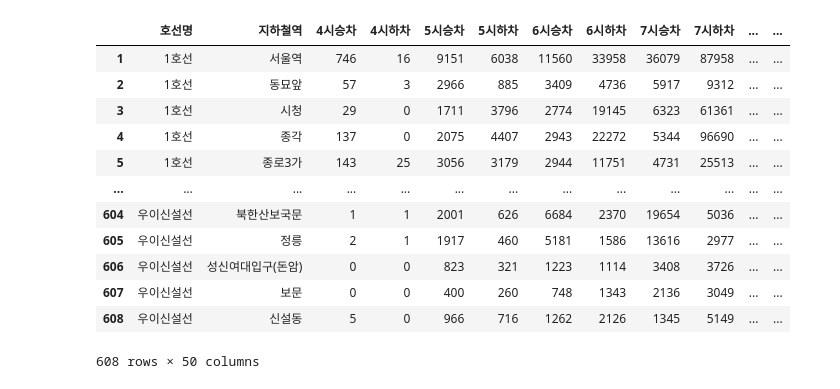
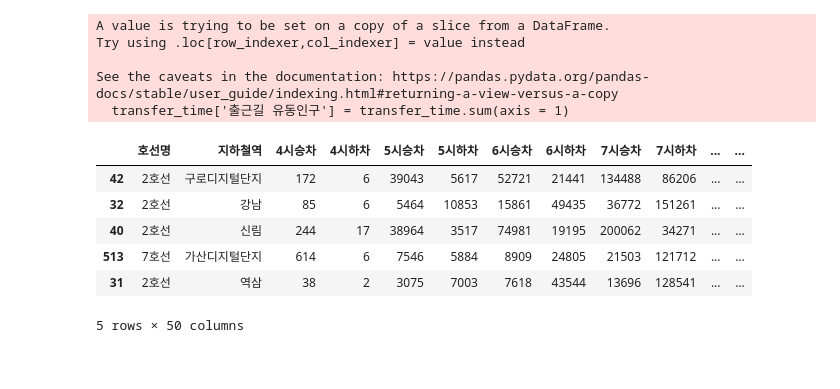
Before and after one commit to Kisooofficial/Android_project, a Jupyter notebook: dataexperiment.ipynb, the cells around one changed output. Saved outputs shown, nothing was run; the diff lists cells and outputs as text; code cells hidden in the pictures.

Commit message:
data

```diff
--- a/dataexperiment.ipynb
+++ b/dataexperiment.ipynb
@@ -78,20 +72,22 @@ time_cols
 # %%
 transfer = data.iloc[0]
 info = data.drop([0, 609])
 info.iloc[:, 2:] = info.iloc[:, 2:].astype(int)
 info.columns = ["호선명", "지하철역"] + time_cols
-info
+transfer_time = info.iloc[:, 8:14]
+transfer_time['출근길 유동인구'] = transfer_time.sum(axis = 1)
+Topranklist = transfer_time.sort_values(by = '출근길 유동인구', ascending = False).head().index.tolist()
+info.loc[[Toprank for Toprank in Topranklist]]
 # %% [output]
+A value is trying to be set on a copy of a slice from a DataFrame.
+Try using .loc[row_indexer,col_indexer] = value instead
+
+See the caveats in the documentation: https://pandas.pydata.org/pandas-docs/stable/user_guide/indexing.html#returning-a-view-versus-a-copy
+  transfer_time['출근길 유동인구'] = transfer_time.sum(axis = 1)
 |  | 호선명 | 지하철역 | 4시승차 | 4시하차 | 5시승차 | 5시하차 | 6시승차 | 6시하차 | 7시승차 | 7시하차 | ... | ... |
-| 1 | 1호선 | 서울역 | 746 | 16 | 9151 | 6038 | 11560 | 33958 | 36079 | 87958 | ... | ... |
-| 2 | 1호선 | 동묘앞 | 57 | 3 | 2966 | 885 | 3409 | 4736 | 5917 | 9312 | ... | ... |
-| 3 | 1호선 | 시청 | 29 | 0 | 1711 | 3796 | 2774 | 19145 | 6323 | 61361 | ... | ... |
-| 4 | 1호선 | 종각 | 137 | 0 | 2075 | 4407 | 2943 | 22272 | 5344 | 96690 | ... | ... |
-| 5 | 1호선 | 종로3가 | 143 | 25 | 3056 | 3179 | 2944 | 11751 | 4731 | 25513 | ... | ... |
-| ... | ... | ... | ... | ... | ... | ... | ... | ... | ... | ... | ... | ... |
-| 604 | 우이신설선 | 북한산보국문 | 1 | 1 | 2001 | 626 | 6684 | 2370 | 19654 | 5036 | ... | ... |
-| 605 | 우이신설선 | 정릉 | 2 | 1 | 1917 | 460 | 5181 | 1586 | 13616 | 2977 | ... | ... |
-| 606 | 우이신설선 | 성신여대입구(돈암) | 0 | 0 | 823 | 321 | 1223 | 1114 | 3408 | 3726 | ... | ... |
-| 607 | 우이신설선 | 보문 | 0 | 0 | 400 | 260 | 748 | 1343 | 2136 | 3049 | ... | ... |
-| 608 | 우이신설선 | 신설동 | 5 | 0 | 966 | 716 | 1262 | 2126 | 1345 | 5149 | ... | ... |
+| 42 | 2호선 | 구로디지털단지 | 172 | 6 | 39043 | 5617 | 52721 | 21441 | 134488 | 86206 | ... | ... |
+| 32 | 2호선 | 강남 | 85 | 6 | 5464 | 10853 | 15861 | 49435 | 36772 | 151261 | ... | ... |
+| 40 | 2호선 | 신림 | 244 | 17 | 38964 | 3517 | 74981 | 19195 | 200062 | 34271 | ... | ... |
+| 513 | 7호선 | 가산디지털단지 | 614 | 6 | 7546 | 5884 | 8909 | 24805 | 21503 | 121712 | ... | ... |
+| 31 | 2호선 | 역삼 | 38 | 2 | 3075 | 7003 | 7618 | 43544 | 13696 | 128541 | ... | ... |
-608 rows × 50 columns
+5 rows × 50 columns
```
Also changed, not shown: parts of 3 cells of this notebook.
